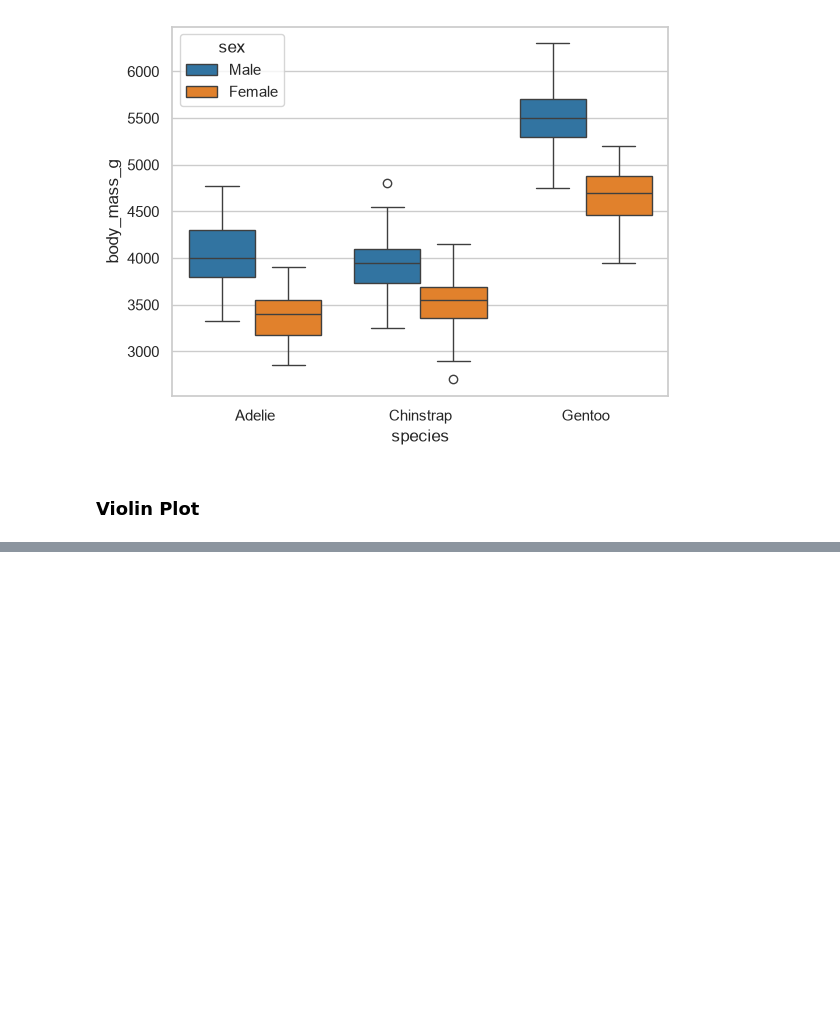
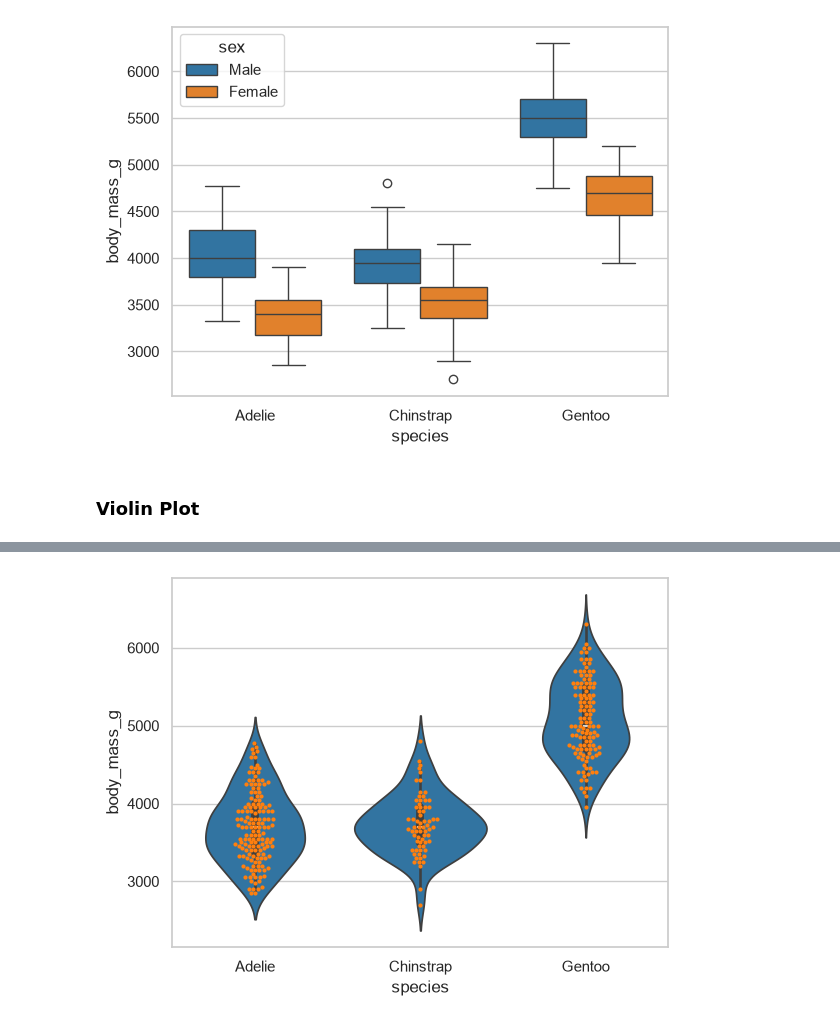
Before and after one commit to TasbihMohammed/Data-Visualization-Practice, a Jupyter notebook: Seaborn/Seaborn_Tutorial_Practice.ipynb, the cells around one changed output, grey strips where cells are left out. Cells and saved outputs as stored; diff of their text form; code cells hidden in the pictures; blank space fills up the shorter version.

```diff
--- a/Seaborn/Seaborn_Tutorial_Practice.ipynb
+++ b/Seaborn/Seaborn_Tutorial_Practice.ipynb
@@ -140,0 +148,7 @@ plt.show()
+# %%
+# violinplot & swarmplot:
+sns.violinplot(data=penguins, x='species', y='body_mass_g')
+sns.swarmplot(data=penguins, x='species', y='body_mass_g',size=3)
+plt.show()
+# %% [output]
+[figure, added]
```
Also changed, not shown: parts of 11 cells of this notebook.
